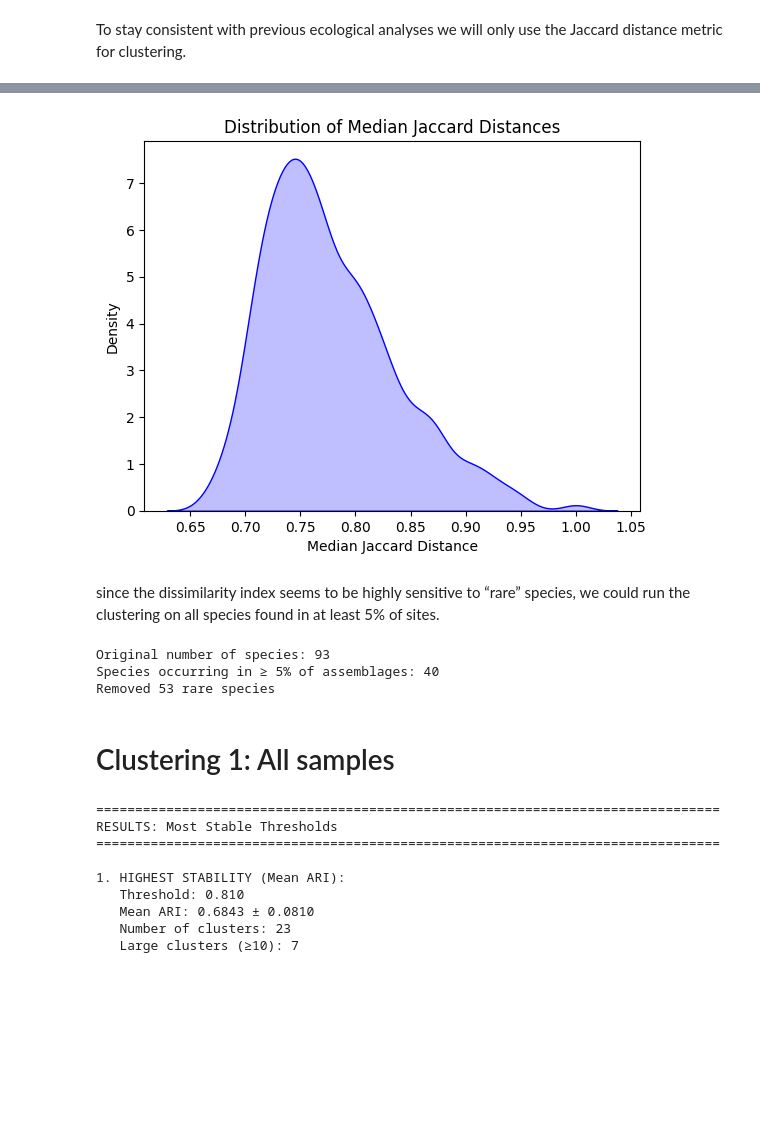
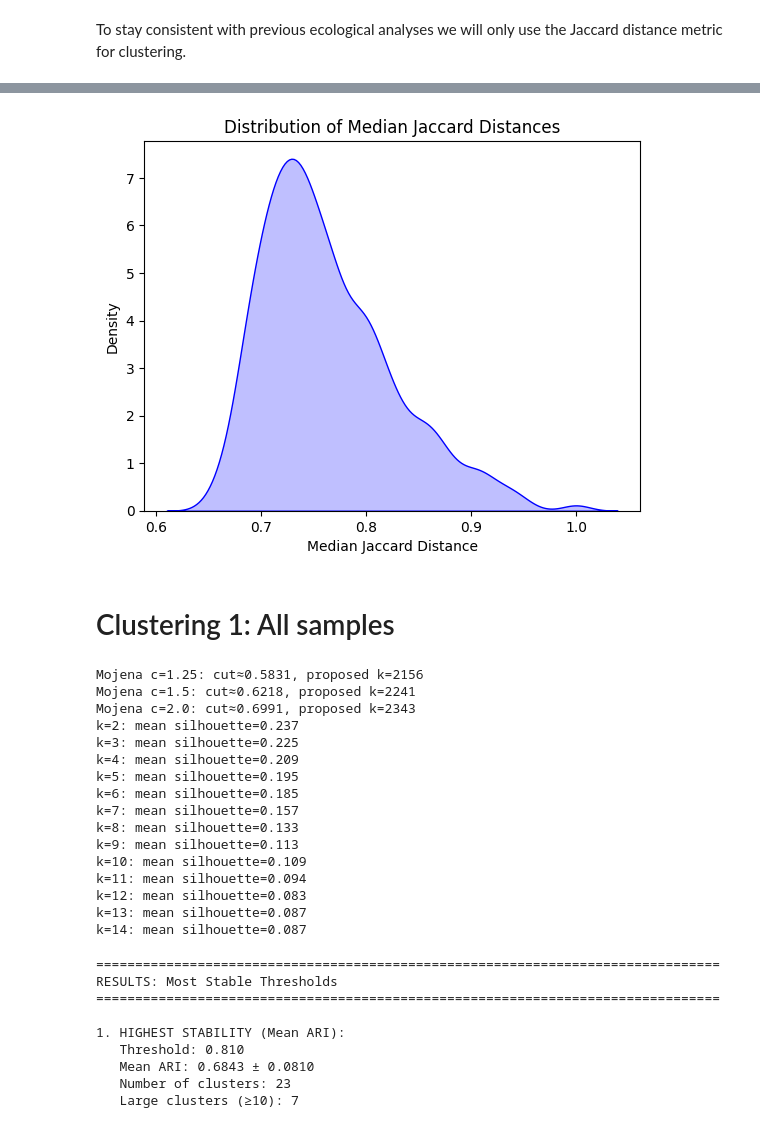
Before and after one commit to jppeirce/ltrm_fish, a Jupyter notebook: 2cluster_analysis.ipynb, the cells around one changed output, grey strips where cells are left out. Cells and saved outputs as stored; diff of their text form; code cells hidden in the pictures; blank space fills up the shorter version.

```diff
--- a/2cluster_analysis.ipynb
+++ b/2cluster_analysis.ipynb
@@ -15,3 +15,6 @@ fish_df = pd.read_csv('pandas/fish_df.csv')
 We first do a hierarchical clustering to identify outliers in the data. We select a threshold distance to cut the dendrogram and identify clusters. Cluster size less than 2% of total samples are considered outliers.
 # %% [markdown]
 To stay consistent with previous ecological analyses we will only use the Jaccard distance metric for clustering.
+# %%
+fish_df_binary = (fish_df > 0).astype(np.int8)
+fish_df_binary.head()
@@ -18,36 +29,57 @@ To stay consistent with previous ecological analyses we will only use the Jaccar
 # %%
-dist_matrix_jac = pdist(1*fish_df, metric='jaccard')
+dist_matrix_jac = pdist(fish_df_binary, metric='jaccard')
 dist_df_jac = pd.DataFrame(squareform(dist_matrix_jac))
 
 sns.kdeplot(dist_df_jac.median(axis=0), fill=True, color="blue")
 plt.xlabel("Median Jaccard Distance")
 plt.ylabel("Density")
 plt.title("Distribution of Median Jaccard Distances")
 plt.show()
 # %% [output]
-[figure, old version]
+[figure, new version]
-# %% [markdown]
-since the dissimilarity index seems to be highly sensitive to “rare” species, we could run the clustering on all species found in at least 5% of sites.
-# %%
-# Calculate the 5% threshold
-min_occurrence = len(fish_df) * 0.05
-
-# Find fish species that occur in at least 5% of barcodes
-species_counts = fish_df.sum(axis=0)  # sum down columns (each column is a species)
-common_species = species_counts[species_counts >= min_occurrence].index.tolist()
-
-# Filter fish_df to keep only common species
-fish_df_filtered = fish_df[common_species].copy()
-
-print(f"Original number of species: {len(fish_df.columns)}")
-print(f"Species occurring in ≥ 5% of assemblages: {len(common_species)}")
-print(f"Removed {len(fish_df.columns) - len(common_species)} rare species")
-# %% [output]
-Original number of species: 93
-Species occurring in ≥ 5% of assemblages: 40
-Removed 53 rare species
 # %% [markdown]
 # Clustering 1: All samples
+# %%
+import numpy as np
+import fastcluster
+from scipy.spatial.distance import pdist, squareform
+from scipy.cluster.hierarchy import linkage, fcluster
+from sklearn.metrics import silhouette_score
+
+# 0/1 presence
+D_all = pdist(fish_df_binary, metric='jaccard')
+Z_all = fastcluster.linkage(D_all, method='average')
+
+# Mojena cut suggestions
+heights = Z_all[:,2]
+mu, sd = heights.mean(), heights.std()
+for c in [1.25, 1.5, 2.0]:
+    t_moj = mu + c*sd
+    k_moj = (heights < t_moj).sum() + 1
+    print(f"Mojena c={c}: cut≈{t_moj:.4f}, proposed k={k_moj}")
+
+# Silhouette across k (Jaccard)
+for k in range(2, 15):
+    labels = fcluster(Z_all, t=k, criterion='maxclust')
+    sil = silhouette_score(squareform(D_all), labels, metric='precomputed')
+    print(f"k={k}: mean silhouette={sil:.3f}")
+# %% [output]
+Mojena c=1.25: cut≈0.5831, proposed k=2156
+Mojena c=1.5: cut≈0.6218, proposed k=2241
+Mojena c=2.0: cut≈0.6991, proposed k=2343
+k=2: mean silhouette=0.237
+k=3: mean silhouette=0.225
+k=4: mean silhouette=0.209
+k=5: mean silhouette=0.195
+k=6: mean silhouette=0.185
+k=7: mean silhouette=0.157
+k=8: mean silhouette=0.133
+k=9: mean silhouette=0.113
+k=10: mean silhouette=0.109
+k=11: mean silhouette=0.094
+k=12: mean silhouette=0.083
+k=13: mean silhouette=0.087
+k=14: mean silhouette=0.087
 # %%
 from joblib import Parallel, delayed
 import fastcluster  # faster C++ linkage implementation (same API shape)
```
Also changed, not shown: parts of 5 cells of this notebook, 7 other files.
